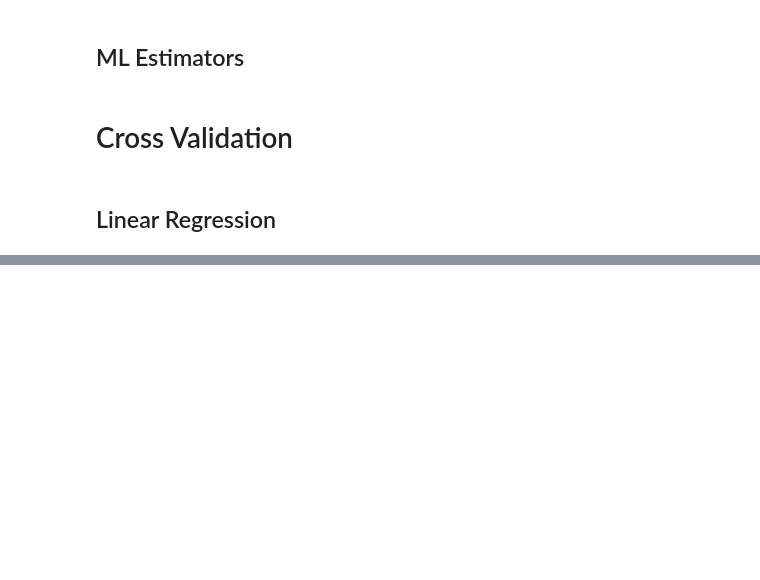
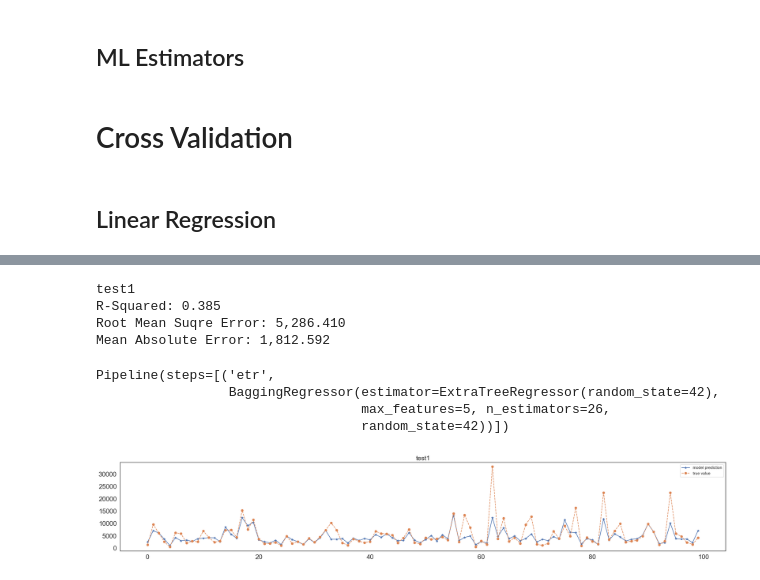
Before and after one commit to AFDanao/Embedded, a Jupyter notebook: Family Income/family_income.ipynb, the cells around one changed output, grey strips where cells are left out. Saved outputs shown, nothing was run; the diff lists cells and outputs as text; code cells hidden in the pictures; blank space fills up the shorter version.

```diff
--- a/Family Income/family_income.ipynb
+++ b/Family Income/family_income.ipynb
@@ -543,0 +591,16 @@ print("Model score with best parameters:", best_model.score(x_train, y_test))
+# %%
+results = wr_pkl_file(file_name = "etr_test_1.pkl", read = True)
+best_estimator = results.best_estimator_
+# predictions = best_estimator.predict(x_test)
+print_results(["test1"], best_estimator, testing = [tr_x_test, tr_y_test], plt_num = 100)
+best_estimator
+# %% [output]
+test1
+R-Squared: 0.385
+Root Mean Suqre Error: 5,286.410
+Mean Absolute Error: 1,812.592
+Pipeline(steps=[('etr',
+                 BaggingRegressor(estimator=ExtraTreeRegressor(random_state=42),
+                                  max_features=5, n_estimators=26,
+                                  random_state=42))])
+[figure, added]
```
Also changed, not shown: parts of 23 cells of this notebook, 1 other file.
